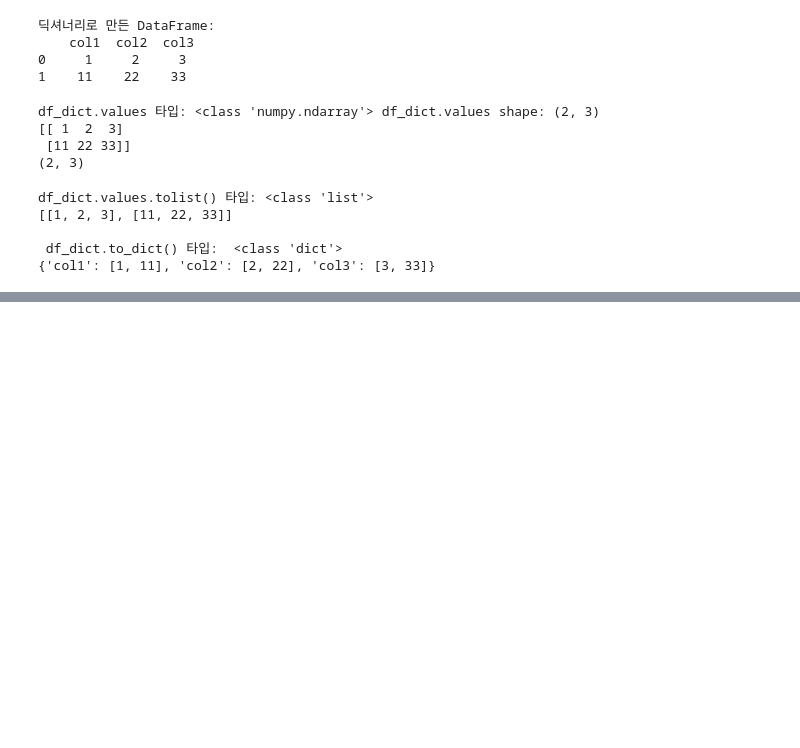
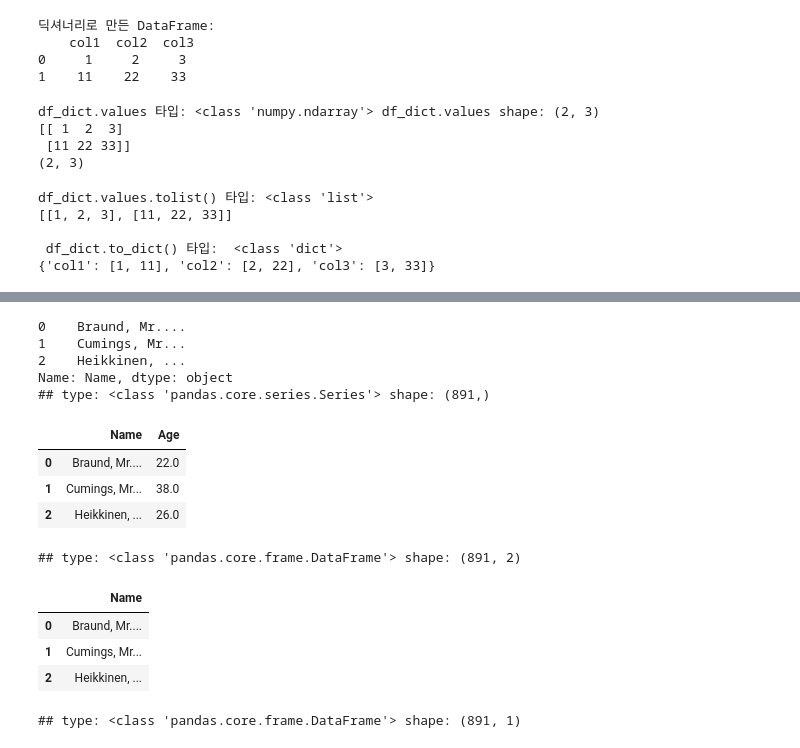
Before and after one commit to leedaehan-kev/ML-python, a Jupyter notebook: section1-python/section1-5-pandas.ipynb, the cells around one changed output, grey strips where cells are left out. Cells and saved outputs as stored; diff of their text form; code cells hidden in the pictures; blank space fills up the shorter version.

```diff
--- a/section1-python/section1-5-pandas.ipynb
+++ b/section1-python/section1-5-pandas.ipynb
@@ -414,0 +559,33 @@ titanic_df.head()
+# %%
+# DataFrame객체에서 []연산자내에 한개의 칼럼만 입력하면 Series 객체를 반환
+series=titanic_df['Name']
+print(series.head(3))
+print('## type:',type(series),'shape:',series.shape)
+
+# DataFrame객체에서 []연산자내에 여러개의 컬럼을 리스트로 입력하면
+# 그 클럼들로 구성된 DataFrame 반환
+
+filtered_df=titanic_df[['Name','Age']]
+display(filtered_df.head(3))
+print('## type:',type(filtered_df),'shape:',filtered_df.shape)
+
+# [[]] 연산에서는 하나만 있더라도 DataFrame 반환
+one_col_df = titanic_df[['Name']]
+display(one_col_df.head(3))
+print("## type:", type(one_col_df), 'shape:', one_col_df.shape)
+# %% [output]
+0    Braund, Mr....
+1    Cumings, Mr...
+2    Heikkinen, ...
+Name: Name, dtype: object
+## type: <class 'pandas.core.series.Series'> shape: (891,)
+|  | Name | Age |
+| 0 | Braund, Mr.... | 22.0 |
+| 1 | Cumings, Mr... | 38.0 |
+| 2 | Heikkinen, ... | 26.0 |
+## type: <class 'pandas.core.frame.DataFrame'> shape: (891, 2)
+|  | Name |
+| 0 | Braund, Mr.... |
+| 1 | Cumings, Mr... |
+| 2 | Heikkinen, ... |
+## type: <class 'pandas.core.frame.DataFrame'> shape: (891, 1)
```
Also changed, not shown: parts of 28 cells of this notebook.
